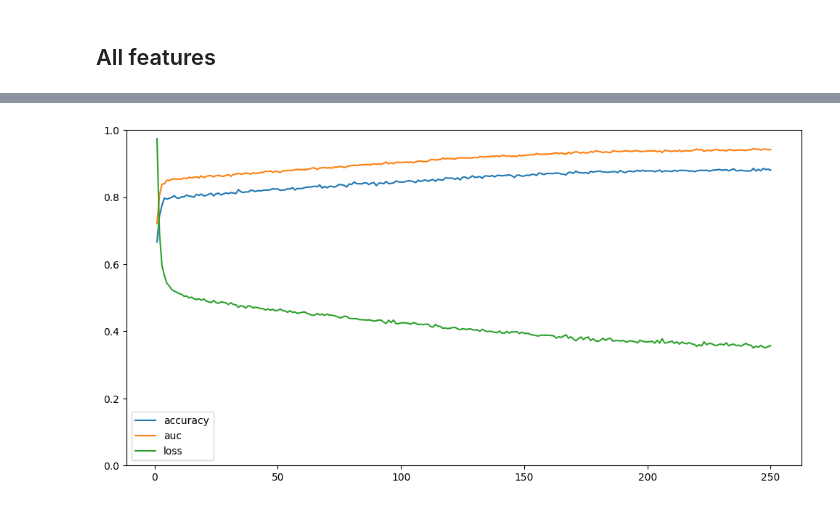
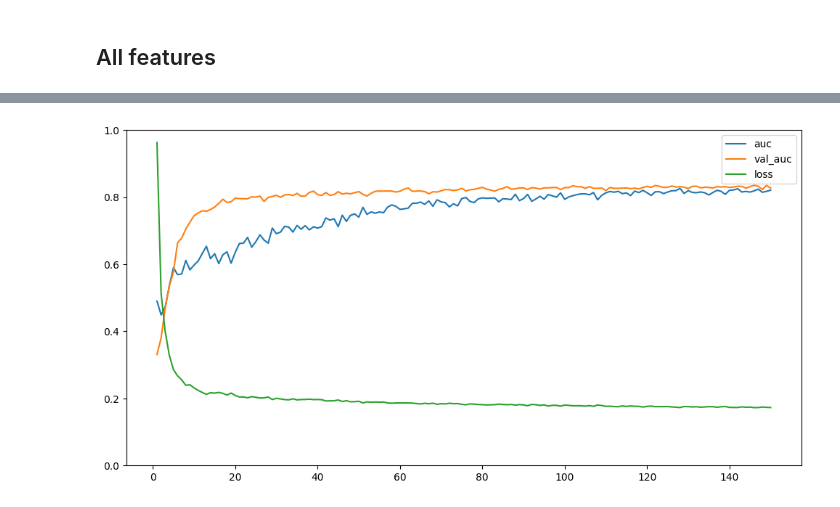
Before and after one commit to PeterHHartmann/aai-mandatory-1, a Jupyter notebook: project.ipynb, the cells around one changed output, grey strips where cells are left out. Cells and saved outputs as stored; diff of their text form; code cells hidden in the pictures.

```diff
--- a/project.ipynb
+++ b/project.ipynb
@@ -618,0 +595,4 @@ print(X_test_bmi.shape)
+# %%
+sc = MinMaxScaler()
+X_train = sc.fit_transform(X_train)
+X_val_test = sc.transform(X_val_test)
@@ -618,0 +603,2 @@ print(X_test_bmi.shape)
+# %%
+X_val, X_test, y_val, y_test = train_test_split(X_val_test, y_val_test, test_size=0.50, random_state=42, stratify=y_val_test)
@@ -630,3 +642,17 @@ auc = AUC(name = 'auc')
+# %%
+def plot_history(history):
+    n_epoch = range(1, len(history.history['loss']) + 1)
+
+    plt.figure(figsize=(12,6))
+
+    seaborn.lineplot(data=history.history, x=n_epoch, y='auc', label='auc')
+    seaborn.lineplot(data=history.history, x=n_epoch, y='val_auc', label='val_auc')
+    seaborn.lineplot(data=history.history, x=n_epoch, y='loss', label='loss')
+
+    plt.legend()
+    plt.ylim([0,1])
+    plt.ylabel(None)
+    plt.show()
 # %% [markdown]
 ## Single feature (BMI)
 # %%
@@ -706,9 +717,7 @@ model.add(Dense(1, activation='sigmoid'))
 model.compile(
     optimizer='adam',
     loss='binary_crossentropy',
-    metrics=[
-        accuracy,
-        auc])
+    metrics=[auc])
 # %%
 epochs = 150
 # %%
@@ -737,20 +746,7 @@ Epoch 250/250
 # %%
-n_epoch = range(1,epochs+1)
-
-plt.figure(figsize=(12,6))
-
-seaborn.lineplot(data=history.history, x=n_epoch, y='accuracy', label='accuracy')
-# seaborn.lineplot(data=history.history, x=n_epoch, y='precision', label='precision')
-# seaborn.lineplot(data=history.history, x=n_epoch, y='recall', label='recall')
-seaborn.lineplot(data=history.history, x=n_epoch, y='auc', label='auc')
-seaborn.lineplot(data=history.history, x=n_epoch, y='loss', label='loss')
-
-plt.legend()
-plt.ylim([0,1])
-plt.ylabel(None)
-plt.show()
+plot_history(history)
 # %% [output]
-[figure, old version]
+[figure, new version]
 # %%
 model.evaluate(X_test, y_test)
 # %% [output]
```
Also changed, not shown: parts of 146 cells of this notebook.
